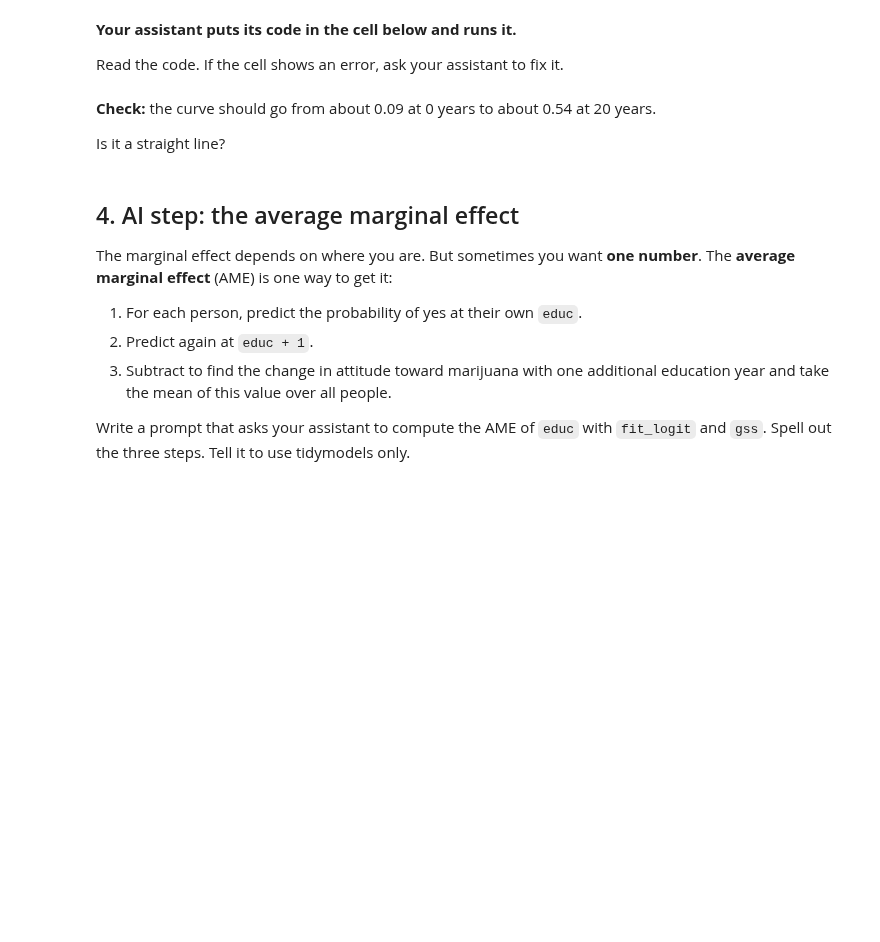
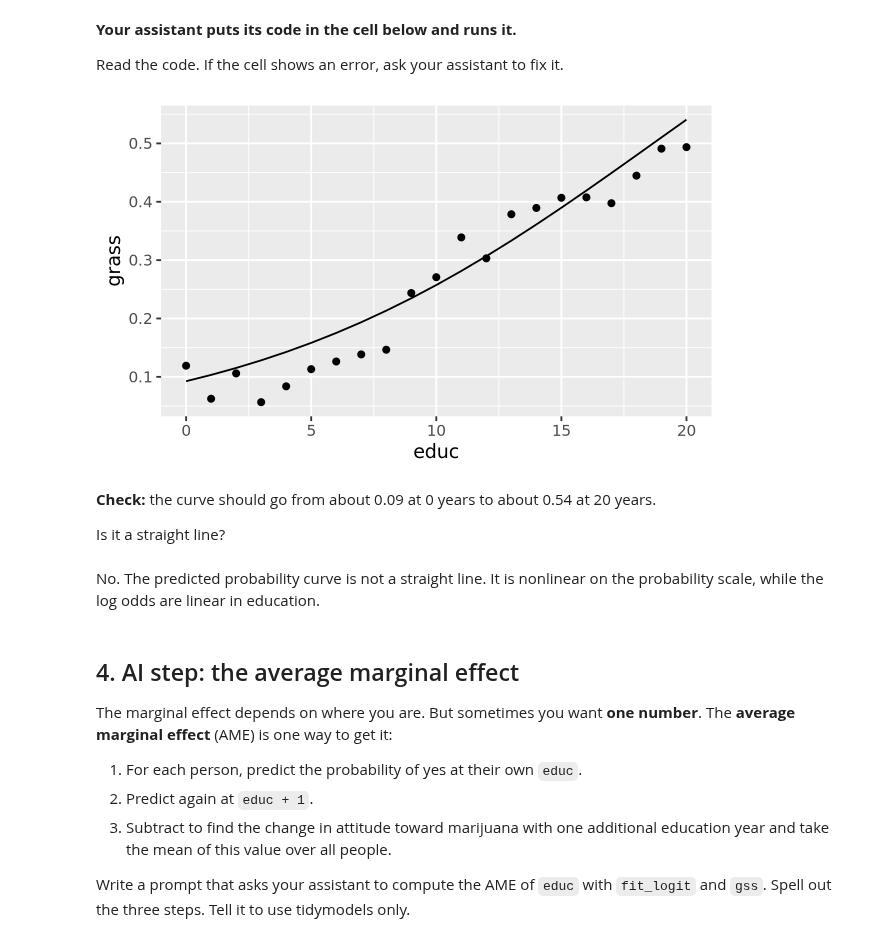
Before and after one commit to momowl/codespace, a Jupyter notebook: exercises/10-marginal-effect-exercise.ipynb, the cells around one changed output. Saved outputs shown, nothing was run; the diff lists cells and outputs as text; code cells hidden in the pictures; blank space fills up the shorter version.

```diff
--- a/exercises/10-marginal-effect-exercise.ipynb
+++ b/exercises/10-marginal-effect-exercise.ipynb
@@ -89,10 +115,22 @@ Do not change any other cells.
 **Your assistant puts its code in the cell below and runs it.**
 
 Read the code. If the cell shows an error, ask your assistant to fix it.
+# %%
+grid <- data.frame(educ = 0:20)
+
+grid_preds <- bind_cols(grid, predict(fit_logit, new_data = grid, type = 'prob'))
+
+ggplot() +
+    geom_point(data = grass_by_educ, aes(x = educ, y = grass)) +
+    geom_line(data = grid_preds, aes(x = educ, y = .pred_yes))
+# %% [output]
+[figure, added]
 # %% [markdown]
 **Check:** the curve should go from about 0.09 at 0 years to about 0.54 at 20 years.
 
 Is it a straight line?
+# %% [markdown]
+No. The predicted probability curve is not a straight line. It is nonlinear on the probability scale, while the log odds are linear in education.
 # %% [markdown]
 ## 4. AI step: the average marginal effect
 
```
Also changed, not shown: parts of 5 cells of this notebook, 2 other files.
